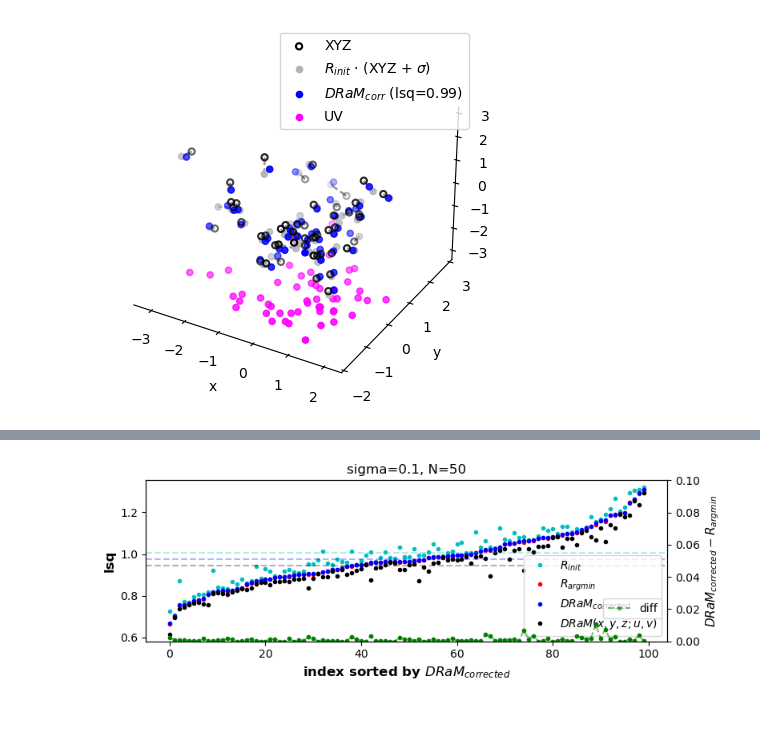
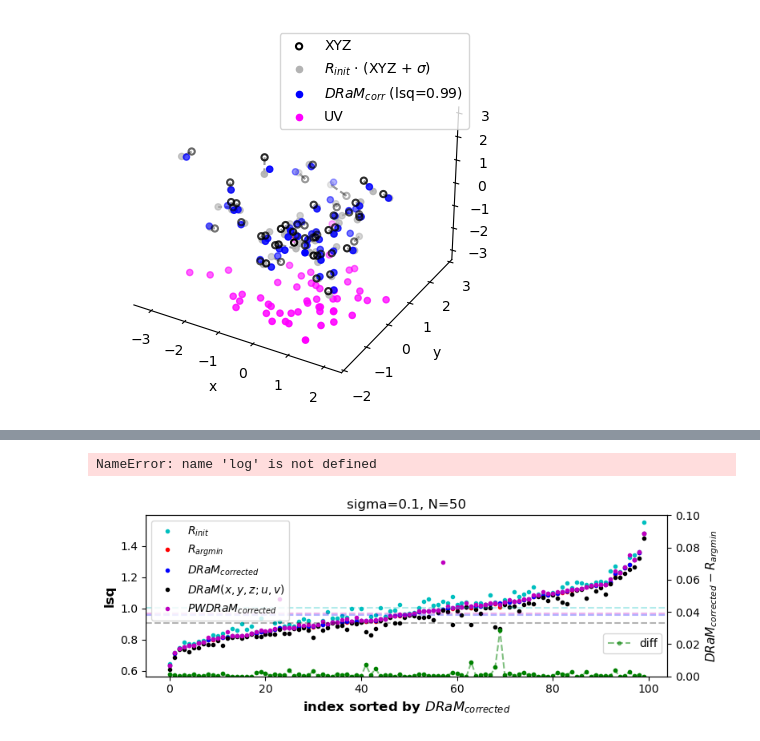
Before and after one commit to geoffwoollard/quaternion-adjugate, a Jupyter notebook: 3D pose extraction from 2D orthographic projection with DRaM.ipynb, the cells around one changed output, grey strips where cells are left out. Saved outputs shown, nothing was run; the diff lists cells and outputs as text; code cells hidden in the pictures.

Commit message:
bug. should be checking point norm, and have termination criteria against that

```diff
--- a/3D pose extraction from 2D orthographic projection with DRaM.ipynb
+++ b/3D pose extraction from 2D orthographic projection with DRaM.ipynb
@@ -254,5 +254,6 @@ np.float64(0.9775127108525088)
 # %%
 from AdjQuat.procrustes_wasserstein import procrustes_wasserstein_2d_3d_dram, procrustes_wasserstein_2d_3d_svd
 
-transport_plan_pwdram, rotation_pwdram, logs = procrustes_wasserstein_2d_3d_dram(torch.from_numpy(xyz), torch.from_numpy(U), verbose_log=True, cost_d=2, tol=1e-6, max_iter=10)
+transport_plan_pwdram, rotation_pwdram, logs = procrustes_wasserstein_2d_3d_dram(torch.from_numpy(xyz), torch.from_numpy(UV), verbose_log=True, cost_d=2, tol=1e-6, max_iter=10)
 pwdram_lsq = utils.least_squares_4_3D(rotation_pwdram,transport_plan_pwdram @ xyz,UV)
+pwdram_lsq
@@ -406,9 +366,9 @@ R_set, xyz_set, U_set = simulators.generate_data_3D(100,50,0.1) #100 replicates,
 # %%
-Rt_estimated = [solutions.make_R_tilde(xyz, U) for xyz, U in zip(xyz_set, U_set)]
-lsq = [utils.least_squares_4_3D(Rt_estimated[idx],xyz, U) for idx, (xyz, U) in enumerate(zip(xyz_set, U_set ))]
-lsq_rot = [utils.least_squares_4_3D(R,xyz, U) for (R, xyz, U) in zip(R_set, xyz_set, U_set )]
-Mq_estimated = [solutions.make_M_opt_rot(xyz,U) for xyz, U in zip(xyz_set, U_set)]
-lsq_M = [utils.least_squares_4_3D(Mq_estimated[idx],xyz,U) for idx, (xyz, U) in enumerate(zip(xyz_set, U_set ))]
+Rt_estimated = [solutions.make_R_tilde(xyz[shuffle_idx], U) for xyz, U in zip(xyz_set, U_set)]
+lsq = [utils.least_squares_4_3D(Rt_estimated[idx],xyz[shuffle_idx], U) for idx, (xyz, U) in enumerate(zip(xyz_set, U_set ))]
+lsq_rot = [utils.least_squares_4_3D(R,xyz[shuffle_idx], U) for (R, xyz, U) in zip(R_set, xyz_set, U_set )]
+Mq_estimated = [solutions.make_M_opt_rot(xyz[shuffle_idx],U) for xyz, U in zip(xyz_set, U_set)]
+lsq_M = [utils.least_squares_4_3D(Mq_estimated[idx],xyz[shuffle_idx],U) for idx, (xyz, U) in enumerate(zip(xyz_set, U_set ))]
 # %%
 #sorting indices to make it more interprettable
 lsq_M_sorted_indices = np.argsort(lsq_M)
@@ -417,8 +377,21 @@ lsq_M_sortedbyM = [lsq_M[i] for i in lsq_M_sorted_indices]
 lsq_sortedbyM  = [lsq[i] for i in lsq_M_sorted_indices]
 lsq_rot_sortedbyM  = [lsq_rot[i] for i in lsq_M_sorted_indices]
 # %%
-q_argmin = [utils.argmin_f(xyz, U) for xyz, U in zip(xyz_set, U_set)]
+q_argmin = [utils.argmin_f(xyz[shuffle_idx], U) for xyz, U in zip(xyz_set, U_set)]
 R_argmin = [utils.quat_to_rot(q) for q in q_argmin]
-lsq_argmin = [utils.least_squares_4_3D(R_argmin[idx],xyz,U) for idx, (xyz, U) in enumerate(zip(xyz_set, U_set ))]
+lsq_argmin = [utils.least_squares_4_3D(R_argmin[idx],xyz[shuffle_idx],U) for idx, (xyz, U) in enumerate(zip(xyz_set, U_set ))]
 # %%
 lsq_argmin_sortedbyM  = [lsq_argmin[i] for i in lsq_M_sorted_indices]
+# %%
+# TODO: put in solutions
+lsq_pwdram = []
+rotations_pwdram = []
+for idx, (xyz, U) in enumerate(zip(xyz_set, U_set )):
+
+    transport_plan_pwdram, rotation_pwdram, logs = procrustes_wasserstein_2d_3d_dram(xyz, torch.from_numpy(U[shuffle_idx]), verbose_log=True, cost_d=2, tol=1e-6, max_iter=50)
+    rotations_pwdram.append(rotation_pwdram)
+    pwdram_lsq = utils.least_squares_4_3D(rotation_pwdram, torch.from_numpy(transport_plan_pwdram) @ xyz, U[shuffle_idx])
+    point_norm = torch.norm(torch.from_numpy(transport_plan_pwdram) @ xyz @ rotation_pwdram.T[:,:2]  - U[shuffle_idx])
+    lsq_pwdram.append(point_norm)
+
+lsq_pwdram_sortedbyM  = [lsq_pwdram[i] for i in lsq_M_sorted_indices]
@@ -425,30 +512,37 @@ lsq_argmin_sortedbyM  = [lsq_argmin[i] for i in lsq_M_sorted_indices]
+# %%
+log['point_norm']
+# %% [output]
+NameError: name 'log' is not defined
 # %%
 diff = [lsq_M[i]-lsq_argmin[i] for i in lsq_M_sorted_indices]
 diff_20 = [20*(lsq_M[i]-lsq_argmin[i])+0.55 for i in lsq_M_sorted_indices]
 # %%
 fig,ax = plt.subplots(figsize=[8,3])
 plt.plot(lsq_rot_sortedbyM,'c.',label=r'$R_{init}$');
 plt.plot(lsq_argmin_sortedbyM,'r.',label=r'$R_{argmin}$');
 plt.plot(lsq_M_sortedbyM,'b.',label=r'$DRaM_{corrected}$');
 plt.plot(lsq_sortedbyM,'k.',label=r'$DRaM(x,y,z;u,v)$');
-plt.axhline(y=np.mean(lsq_M),linestyle='--',color='b',alpha=0.3)
-plt.axhline(y=np.mean(lsq_rot),linestyle='--',color='c',alpha=0.3)
-plt.axhline(y=np.mean(lsq),linestyle='--',color='k',alpha=0.3)
+plt.plot(lsq_pwdram_sortedbyM,'m.',label=r'$PW DRaM_{corrected}$');
+plt.axhline(y=np.median(lsq_M),linestyle='--',color='b',alpha=0.3)
+plt.axhline(y=np.median(lsq_rot),linestyle='--',color='c',alpha=0.3)
+plt.axhline(y=np.median(lsq),linestyle='--',color='k',alpha=0.3)
+plt.axhline(y=np.median(lsq_pwdram),linestyle='--',color='m',alpha=0.3)
 plt.legend()
 plt.ylabel('lsq',fontsize=12,fontweight='bold')
 plt.xlabel(r'index sorted by $DRaM_{corrected}$',fontsize=12,fontweight='bold')
+# plt.ylim((0.65,1.5))
 
 ax2=ax.twinx()
 ax2.plot(diff,'g.')
 ax2.plot(diff,'g.',linestyle='--',alpha=0.5,label='diff')
 plt.ylim((0,0.1))
 plt.legend(bbox_to_anchor=(1, 0.3))
 plt.ylabel(r'$DRaM_{corrected} - R_{argmin}$',fontsize=11,fontweight='bold')
 
-plt.title('sigma=0.1, N=50');
+plt.title(f'sigma={sigma}, N=50');
 plt.tight_layout();
 
 plt.savefig('DRaM_orthographic.png',dpi=300)
 #plt.savefig('DRaM_orthographic.eps',dpi=300)
 # %% [output]
-[figure, old version]
+[figure, new version]
```
Also changed, not shown: parts of 25 cells of this notebook, 3 other files.
